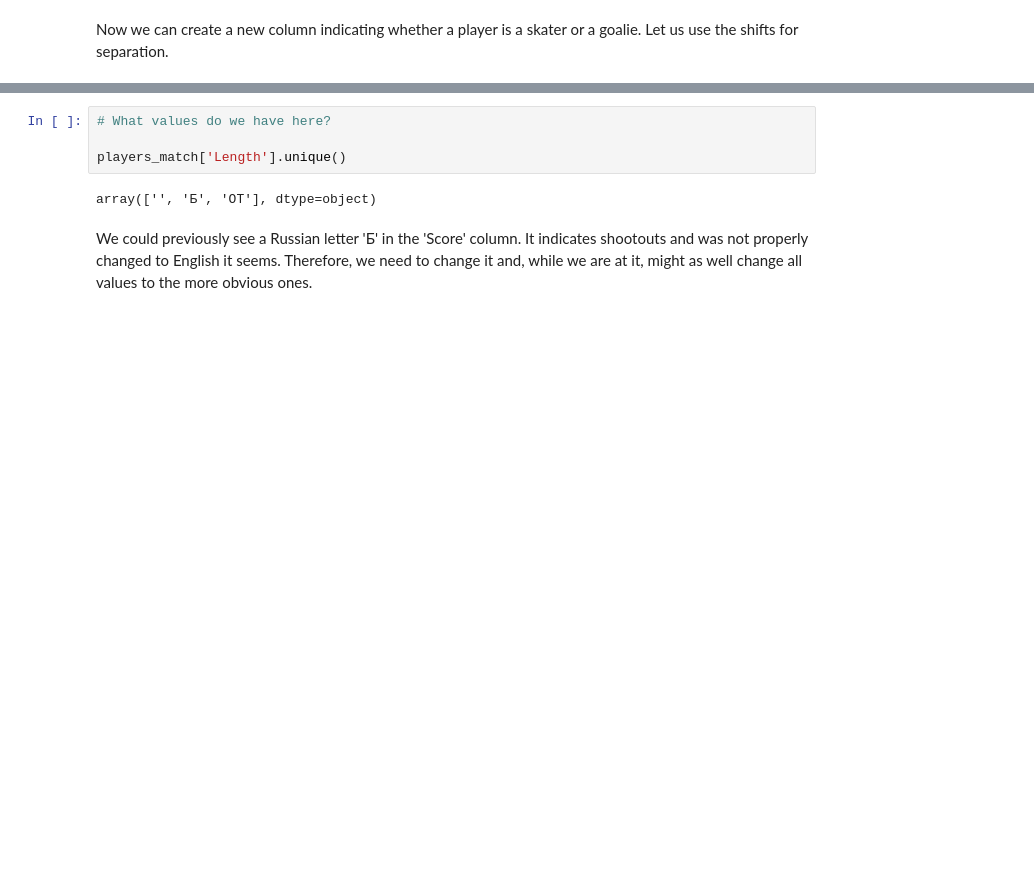
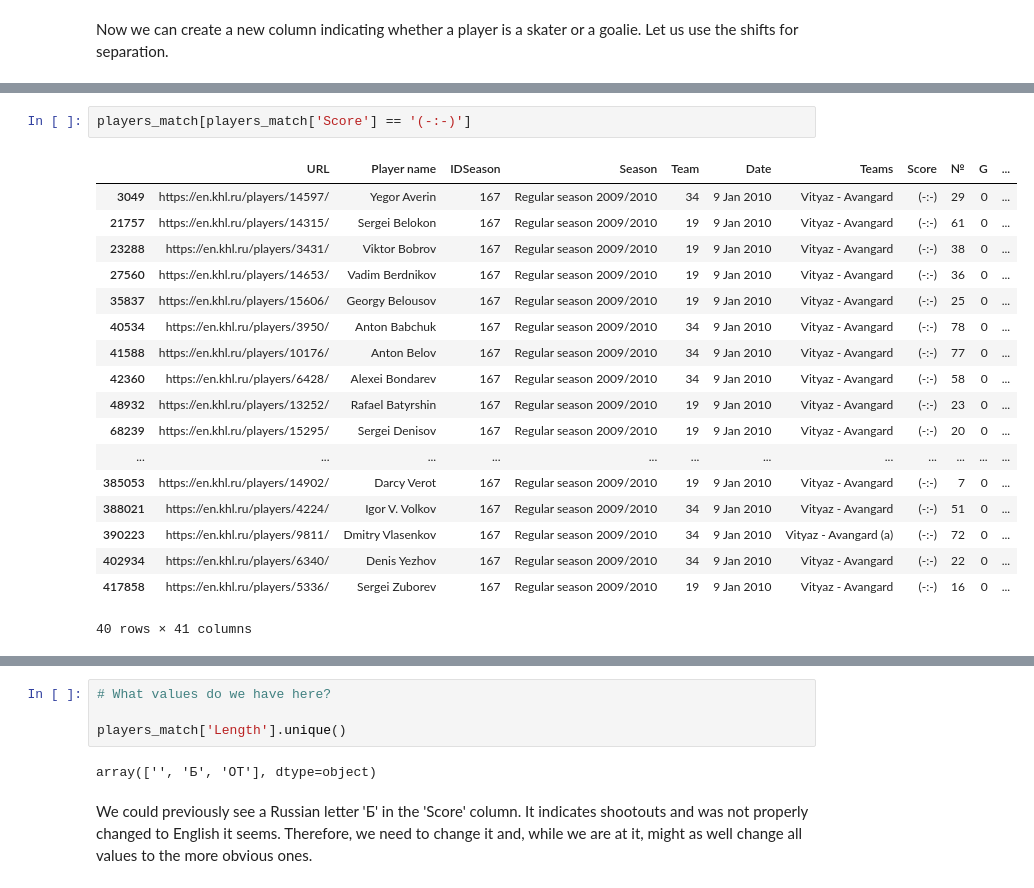
Before and after one commit to Dark-Hobbit/khl, a Jupyter notebook: stage_2/players_processing_match.ipynb, the cells around one changed output, grey strips where cells are left out. Drawn from its saved outputs; the diff is of its cells as text; blank space fills up the shorter version.

```diff
--- a/stage_2/players_processing_match.ipynb
+++ b/stage_2/players_processing_match.ipynb
@@ -150,0 +165,21 @@ We have quite a bit of work ahead of us. Many columns contain data that we would
+# %%
+players_match[players_match['Score'] == '(-:-)']
+# %% [output]
+|  | URL | Player name | IDSeason | Season | Team | Date | Teams | Score | № | G | ... |
+| 3049 | https://en.khl.ru/players/14597/ | Yegor Averin | 167 | Regular season 2009/2010 | 34 | 9 Jan 2010 | Vityaz - Avangard | (-:-) | 29 | 0 | ... |
+| 21757 | https://en.khl.ru/players/14315/ | Sergei Belokon | 167 | Regular season 2009/2010 | 19 | 9 Jan 2010 | Vityaz - Avangard | (-:-) | 61 | 0 | ... |
+| 23288 | https://en.khl.ru/players/3431/ | Viktor Bobrov | 167 | Regular season 2009/2010 | 19 | 9 Jan 2010 | Vityaz - Avangard | (-:-) | 38 | 0 | ... |
+| 27560 | https://en.khl.ru/players/14653/ | Vadim Berdnikov | 167 | Regular season 2009/2010 | 19 | 9 Jan 2010 | Vityaz - Avangard | (-:-) | 36 | 0 | ... |
+| 35837 | https://en.khl.ru/players/15606/ | Georgy Belousov | 167 | Regular season 2009/2010 | 19 | 9 Jan 2010 | Vityaz - Avangard | (-:-) | 25 | 0 | ... |
+| 40534 | https://en.khl.ru/players/3950/ | Anton Babchuk | 167 | Regular season 2009/2010 | 34 | 9 Jan 2010 | Vityaz - Avangard | (-:-) | 78 | 0 | ... |
+| 41588 | https://en.khl.ru/players/10176/ | Anton Belov | 167 | Regular season 2009/2010 | 34 | 9 Jan 2010 | Vityaz - Avangard | (-:-) | 77 | 0 | ... |
+| 42360 | https://en.khl.ru/players/6428/ | Alexei Bondarev | 167 | Regular season 2009/2010 | 34 | 9 Jan 2010 | Vityaz - Avangard | (-:-) | 58 | 0 | ... |
+| 48932 | https://en.khl.ru/players/13252/ | Rafael Batyrshin | 167 | Regular season 2009/2010 | 19 | 9 Jan 2010 | Vityaz - Avangard | (-:-) | 23 | 0 | ... |
+| 68239 | https://en.khl.ru/players/15295/ | Sergei Denisov | 167 | Regular season 2009/2010 | 19 | 9 Jan 2010 | Vityaz - Avangard | (-:-) | 20 | 0 | ... |
+| ... | ... | ... | ... | ... | ... | ... | ... | ... | ... | ... | ... |
+| 385053 | https://en.khl.ru/players/14902/ | Darcy Verot | 167 | Regular season 2009/2010 | 19 | 9 Jan 2010 | Vityaz - Avangard | (-:-) | 7 | 0 | ... |
+| 388021 | https://en.khl.ru/players/4224/ | Igor V. Volkov | 167 | Regular season 2009/2010 | 34 | 9 Jan 2010 | Vityaz - Avangard | (-:-) | 51 | 0 | ... |
+| 390223 | https://en.khl.ru/players/9811/ | Dmitry Vlasenkov | 167 | Regular season 2009/2010 | 34 | 9 Jan 2010 | Vityaz - Avangard (а) | (-:-) | 72 | 0 | ... |
+| 402934 | https://en.khl.ru/players/6340/ | Denis Yezhov | 167 | Regular season 2009/2010 | 34 | 9 Jan 2010 | Vityaz - Avangard | (-:-) | 22 | 0 | ... |
+| 417858 | https://en.khl.ru/players/5336/ | Sergei Zuborev | 167 | Regular season 2009/2010 | 19 | 9 Jan 2010 | Vityaz - Avangard | (-:-) | 16 | 0 | ... |
+40 rows × 41 columns
```
Also changed, not shown: parts of 31 cells of this notebook.
